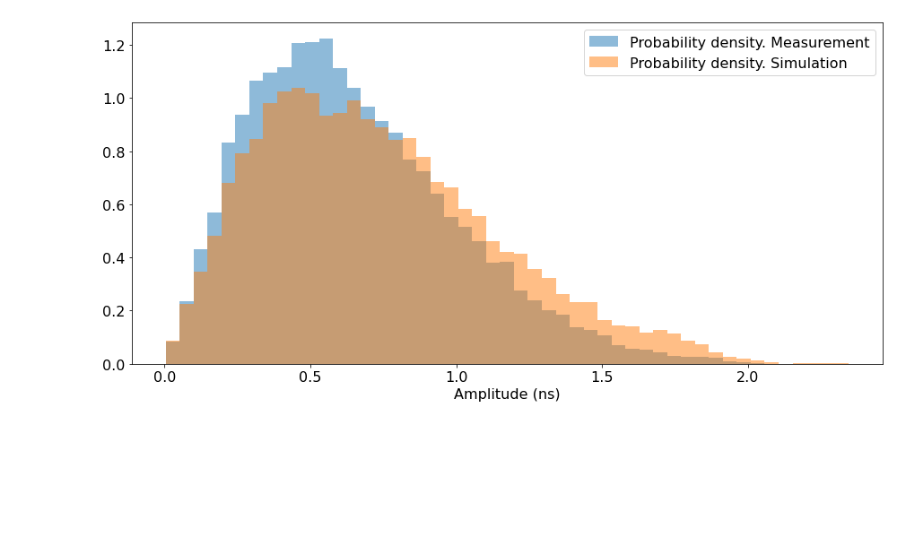
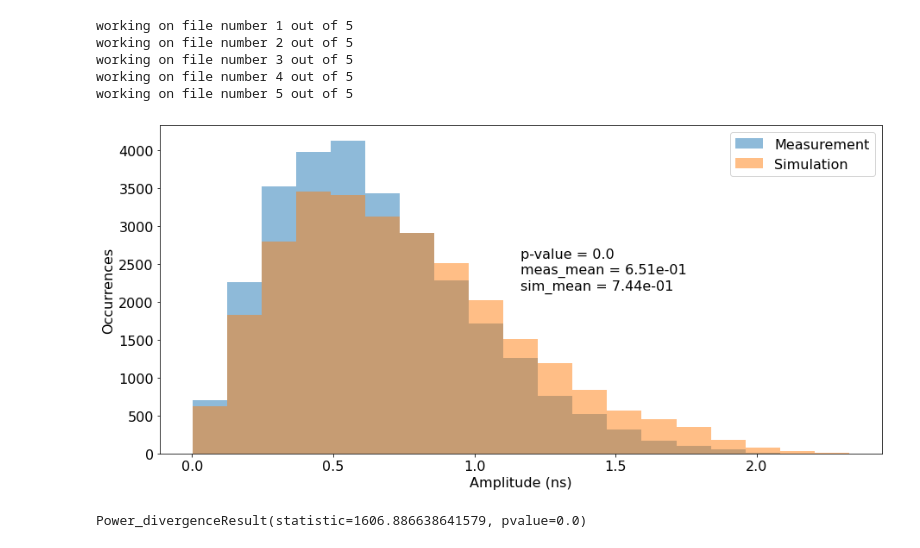
Before and after one commit to IharLobach/ursse, a Jupyter notebook: analyzing_collected_data/all_single_electron_data/all_single_electron_simulation_vs_measurement.ipynb, the cells around one changed output. Drawn from its saved outputs; the diff is of its cells as text; code cells hidden in the pictures; blank space fills up the shorter version.

Commit message:
made functions to calculate amplitude and rms histograms

```diff
--- a/analyzing_collected_data/all_single_electron_data/all_single_electron_simulation_vs_measurement.ipynb
+++ b/analyzing_collected_data/all_single_electron_data/all_single_electron_simulation_vs_measurement.ipynb
@@ -89,11 +22,16 @@ for el in res:
-# %%
-fig, ax = plt.subplots(figsize=(15,7))
-ax.hist(bin_centers, weights=meas_amp_hist, bins=bins, density=True,
-            alpha=0.5, label="Probability density. Measurement")
-ax.hist(bin_centers, weights=sim_amp_hist, bins=bins, density=True,
-            alpha=0.5, label="Probability density. Simulation")
-ax.set_xlabel(r"Amplitude (ns)")
-ax.legend()
-plt.show()
-# %% [output]
-[figure, removed]
+# %%
+res = sms.add_spad_tts_do_fitting_and_binning(res, spad_tts=0.35, verbose=True)
+# %% [output]
+working on file number 1 out of 5
+working on file number 2 out of 5
+working on file number 3 out of 5
+working on file number 4 out of 5
+working on file number 5 out of 5
+# %%
+hist_dic = sms.get_meas_sim_comparison(res, "amplitude")
+# %% [output]
+[figure, added]
+# %%
+hist_dic['chi-squared']
+# %% [output]
+Power_divergenceResult(statistic=1606.886638641579, pvalue=0.0)
```
Also changed, not shown: parts of 14 cells of this notebook, 1 other file.
